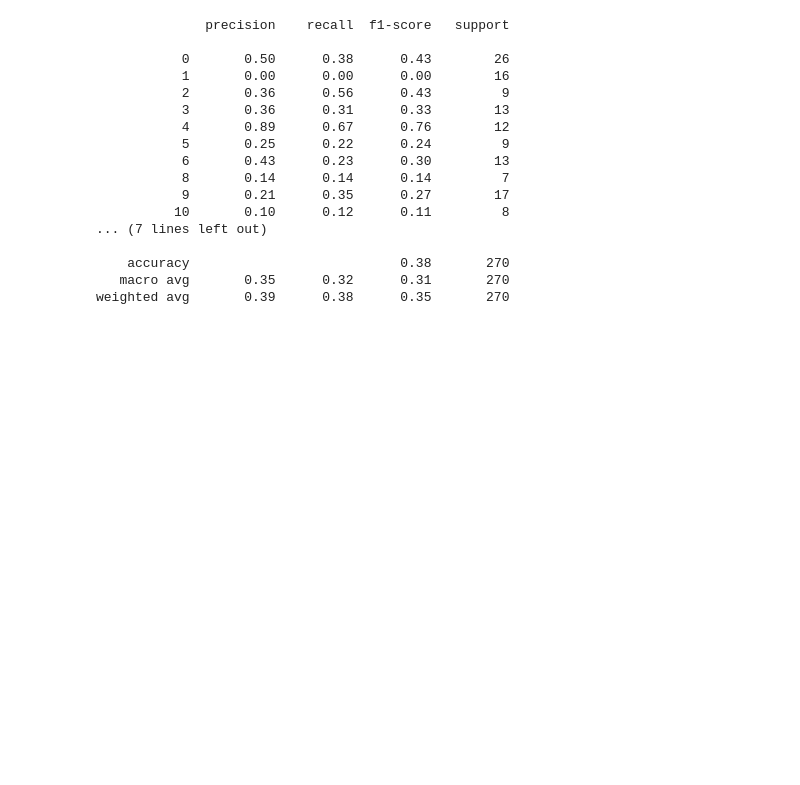
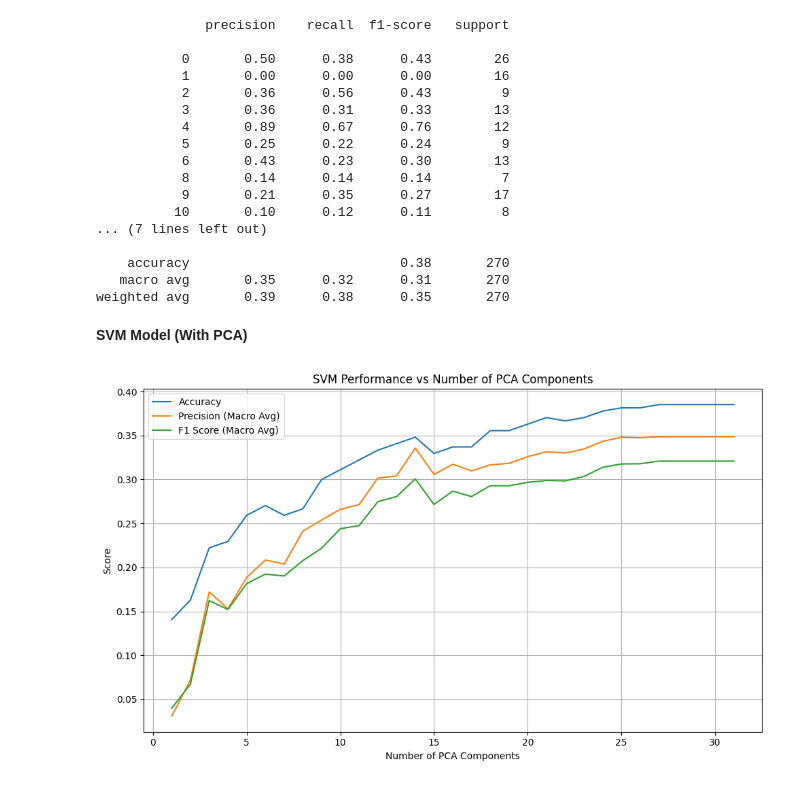
Before and after one commit to djohan12/Whos-That-Type, a Jupyter notebook: SVM_classifier.ipynb, the cells around one changed output. Cells and saved outputs as stored; diff of their text form; code cells hidden in the pictures; blank space fills up the shorter version.

```diff
--- a/SVM_classifier.ipynb
+++ b/SVM_classifier.ipynb
@@ -196,3 +198,49 @@ print(classification_report(y_test, y_pred))
     accuracy                           0.38       270
    macro avg       0.35      0.32      0.31       270
 weighted avg       0.39      0.38      0.35       270
+# %% [markdown]
+**SVM Model (With PCA)**
+# %%
+# Lists to store metrics
+accuracies = []
+precisions = []
+f1_scores = []
+components_range = range(1, 32)
+
+for i in components_range:
+    # Apply PCA with i components
+    pca = PCA(n_components=i)
+    principal_components = pca.fit_transform(X)
+    pca_processed = pd.DataFrame(data=principal_components)
+
+    # Split PCA data into train and test
+    pca_X_train, pca_X_test, pca_y_train, pca_y_test = train_test_split(
+        pca_processed, y, test_size=0.2, random_state=42
+    )
+
+    # Train the classifier
+    svm_classifier = SVC(kernel='rbf', decision_function_shape='ovr')
+    svm_classifier.fit(pca_X_train, pca_y_train)
+
+    # Predict
+    pca_y_pred = svm_classifier.predict(pca_X_test)
+
+    # Store evaluation metrics
+    accuracies.append(accuracy_score(pca_y_test, pca_y_pred))
+    precisions.append(precision_score(pca_y_test, pca_y_pred, average='macro', zero_division=0))
+    f1_scores.append(f1_score(pca_y_test, pca_y_pred, average='macro', zero_division=0))
+
+# Plotting
+plt.figure(figsize=(10, 6))
+plt.plot(components_range, accuracies, label='Accuracy')
+plt.plot(components_range, precisions, label='Precision (Macro Avg)')
+plt.plot(components_range, f1_scores, label='F1 Score (Macro Avg)')
+plt.xlabel('Number of PCA Components')
+plt.ylabel('Score')
+plt.title('SVM Performance vs Number of PCA Components')
+plt.legend()
+plt.grid(True)
+plt.tight_layout()
+plt.show()
+# %% [output]
+[figure, added]
```
Also changed, not shown: parts of 2 cells of this notebook.
